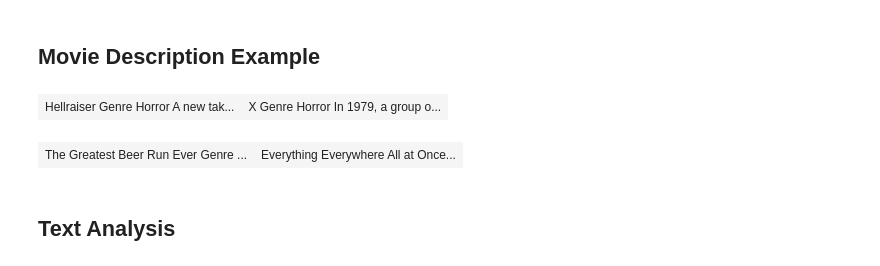
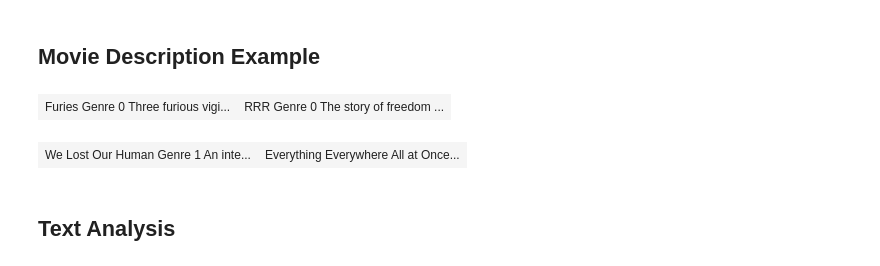
Before and after one commit to e0xextazy/nlp_huawei_new2_task, a Jupyter notebook: EDA.ipynb, the cells around one changed output. Saved outputs shown, nothing was run; the diff lists cells and outputs as text; code cells hidden in the pictures.

```diff
--- a/EDA.ipynb
+++ b/EDA.ipynb
@@ -127,15 +127,15 @@ def print_texts(df):
     </table>
     """))
 # %%
-horror_genre = train[train.target == "Horror"].head(2)
+horror_genre = train[train.target == 0].head(2)
 print_texts(horror_genre)
 # %% [output]
-| Hellraiser Genre Horror A new tak... | X Genre Horror In 1979, a group o... |
+| Furies Genre 0 Three furious vigi... | RRR Genre 0 The story of freedom ... |
 # %%
-comedy_genre = train[train.target == "Comedy"].head(2)
+comedy_genre = train[train.target == 1].head(2)
 print_texts(comedy_genre)
 # %% [output]
-| The Greatest Beer Run Ever Genre ... | Everything Everywhere All at Once... |
+| We Lost Our Human Genre 1 An inte... | Everything Everywhere All at Once... |
 # %% [markdown]
 ## Text Analysis
 # %% [markdown]
```
Also changed, not shown: parts of 12 cells of this notebook, 14 other files.
